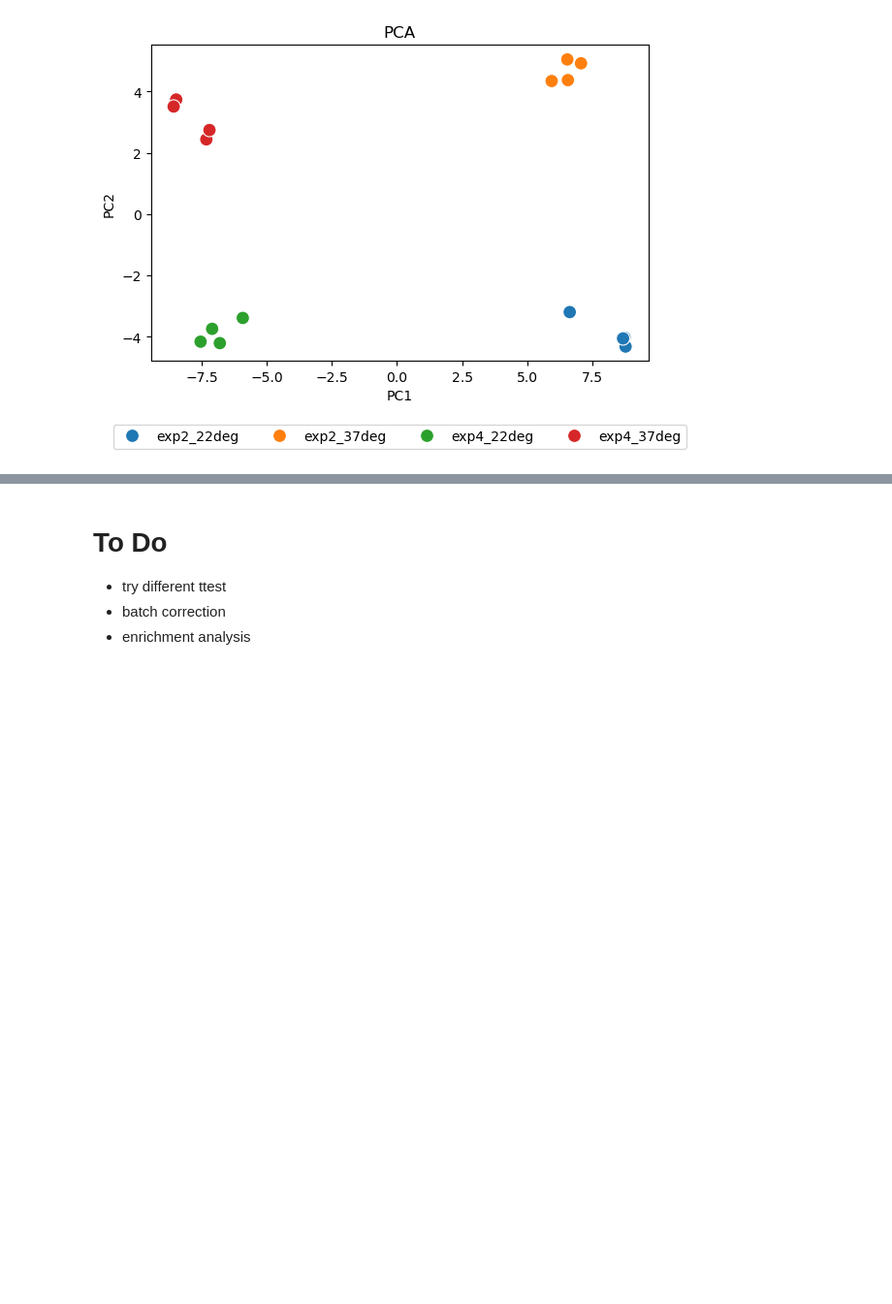
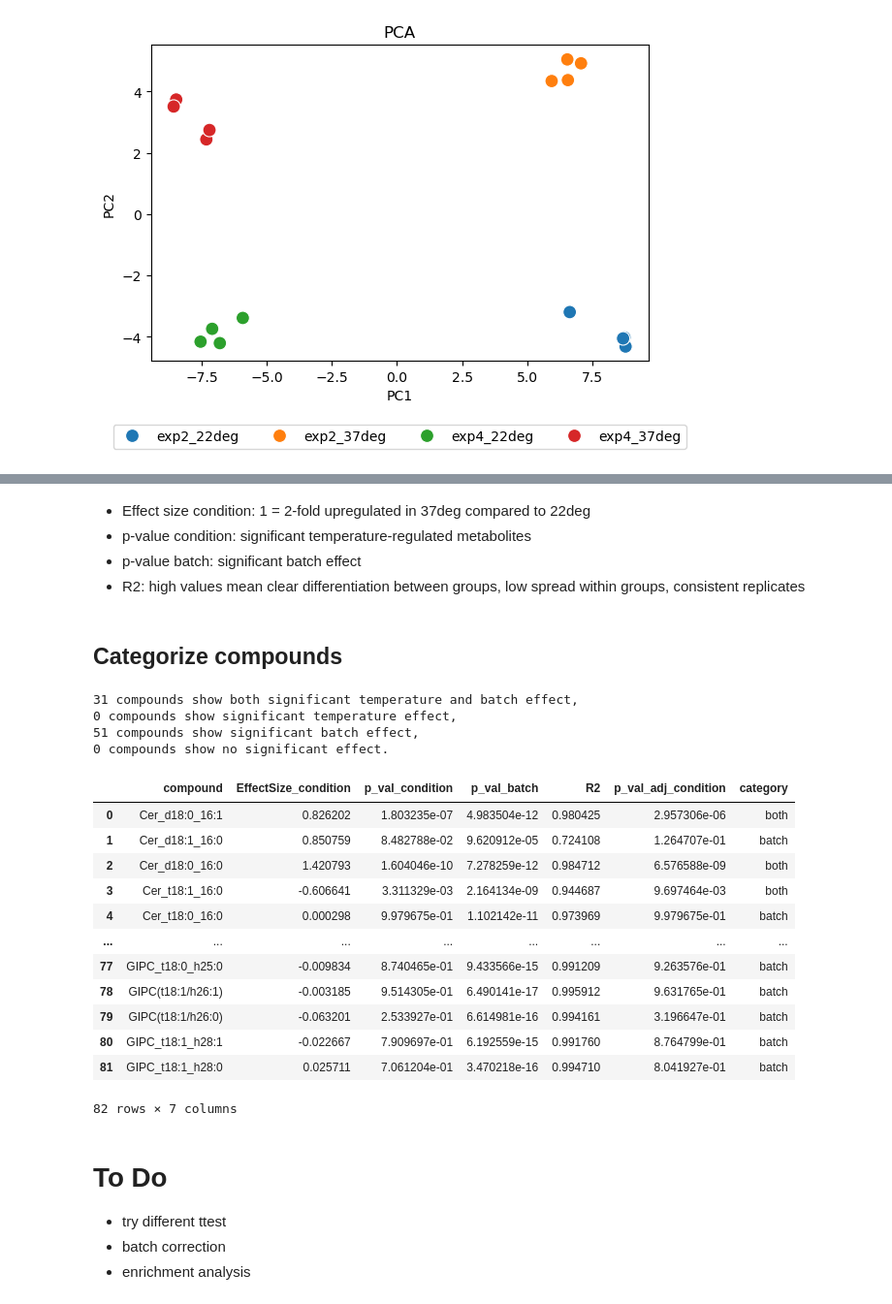
Before and after one commit to janniswi00/sphingo_modelling, a Jupyter notebook: code/analysis.ipynb, the cells around one changed output, grey strips where cells are left out. Shown at 97% size. Drawn from its saved outputs; the diff is of its cells as text; code cells hidden in the pictures; blank space fills up the shorter version.

```diff
--- a/code/analysis.ipynb
+++ b/code/analysis.ipynb
@@ -604,5 +602,55 @@ results_df
 | 80 | GIPC_t18:1_h28:1 | -0.022667 | 7.909697e-01 | 6.192559e-15 | 0.991760 | 8.764799e-01 |
 | 81 | GIPC_t18:1_h28:0 | 0.025711 | 7.061204e-01 | 3.470218e-16 | 0.994710 | 8.041927e-01 |
 82 rows × 6 columns
+# %% [markdown]
+- Effect size condition: 1 = 2-fold upregulated in 37deg compared to 22deg
+- p-value condition: significant temperature-regulated metabolites
+- p-value batch: significant batch effect
+- R2: high values mean clear differentiation between groups, low spread within groups, consistent replicates
 # %%
 results_df.to_csv("test.csv", index=False)
+# %% [markdown]
+## Categorize compounds
+# %%
+sign_lvl_cond = 0.05
+sign_lvl_batch = 0.05
+effect_size = 0.3
+categories = []
+
+for i, r in results_df.iterrows():
+    if r["p_val_adj_condition"] < sign_lvl_cond and abs(r["EffectSize_condition"]) > effect_size:
+        if r["p_val_batch"] < sign_lvl_batch:
+            categories.append("both")
+        else:
+            categories.append("condition")
+
+    elif r["p_val_batch"] < sign_lvl_batch:
+        categories.append("batch")
+
+    else:
+        categories.append("neutral")
+
+results_df["category"] = categories
+print(f"{len(results_df[results_df["category"] == "both"])} compounds show both significant temperature and batch effect,")
+print(f"{len(results_df[results_df["category"] == "condition"])} compounds show significant temperature effect,")
+print(f"{len(results_df[results_df["category"] == "batch"])} compounds show significant batch effect,")
+print(f"{len(results_df[results_df["category"] == "neutral"])} compounds show no significant effect.")
+results_df
+# %% [output]
+31 compounds show both significant temperature and batch effect,
+0 compounds show significant temperature effect,
+51 compounds show significant batch effect,
+0 compounds show no significant effect.
+|  | compound | EffectSize_condition | p_val_condition | p_val_batch | R2 | p_val_adj_condition | category |
+| 0 | Cer_d18:0_16:1 | 0.826202 | 1.803235e-07 | 4.983504e-12 | 0.980425 | 2.957306e-06 | both |
+| 1 | Cer_d18:1_16:0 | 0.850759 | 8.482788e-02 | 9.620912e-05 | 0.724108 | 1.264707e-01 | batch |
+| 2 | Cer_d18:0_16:0 | 1.420793 | 1.604046e-10 | 7.278259e-12 | 0.984712 | 6.576588e-09 | both |
+| 3 | Cer_t18:1_16:0 | -0.606641 | 3.311329e-03 | 2.164134e-09 | 0.944687 | 9.697464e-03 | both |
+| 4 | Cer_t18:0_16:0 | 0.000298 | 9.979675e-01 | 1.102142e-11 | 0.973969 | 9.979675e-01 | batch |
+| ... | ... | ... | ... | ... | ... | ... | ... |
+| 77 | GIPC_t18:0_h25:0 | -0.009834 | 8.740465e-01 | 9.433566e-15 | 0.991209 | 9.263576e-01 | batch |
+| 78 | GIPC(t18:1/h26:1) | -0.003185 | 9.514305e-01 | 6.490141e-17 | 0.995912 | 9.631765e-01 | batch |
+| 79 | GIPC(t18:1/h26:0) | -0.063201 | 2.533927e-01 | 6.614981e-16 | 0.994161 | 3.196647e-01 | batch |
+| 80 | GIPC_t18:1_h28:1 | -0.022667 | 7.909697e-01 | 6.192559e-15 | 0.991760 | 8.764799e-01 | batch |
+| 81 | GIPC_t18:1_h28:0 | 0.025711 | 7.061204e-01 | 3.470218e-16 | 0.994710 | 8.041927e-01 | batch |
+82 rows × 7 columns
```
Also changed, not shown: parts of 3 cells of this notebook.
